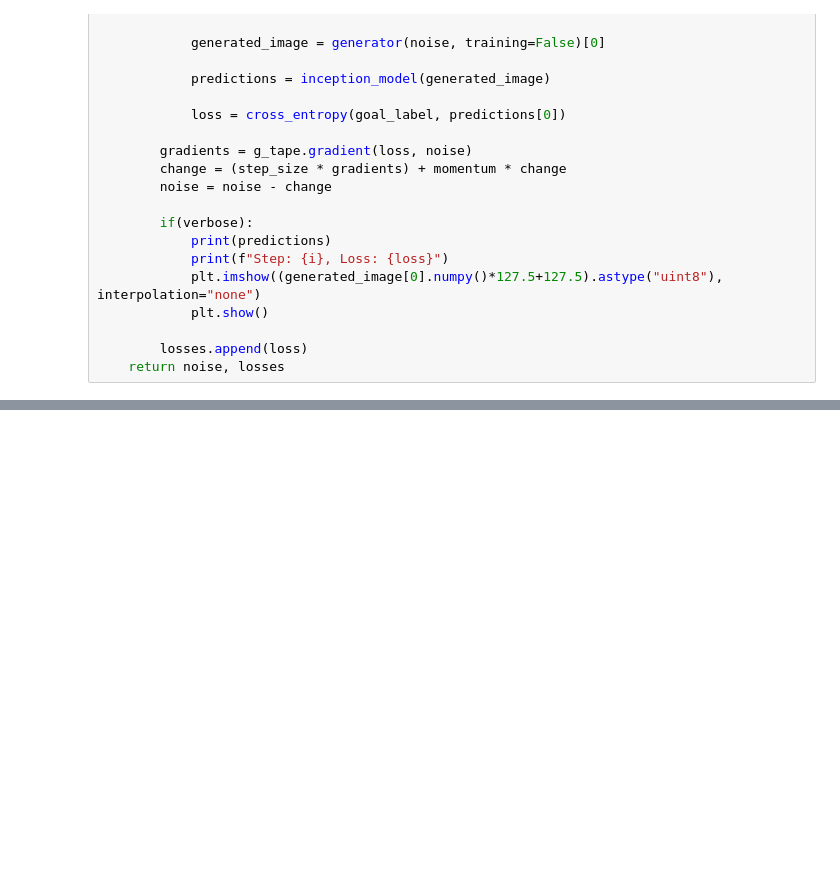
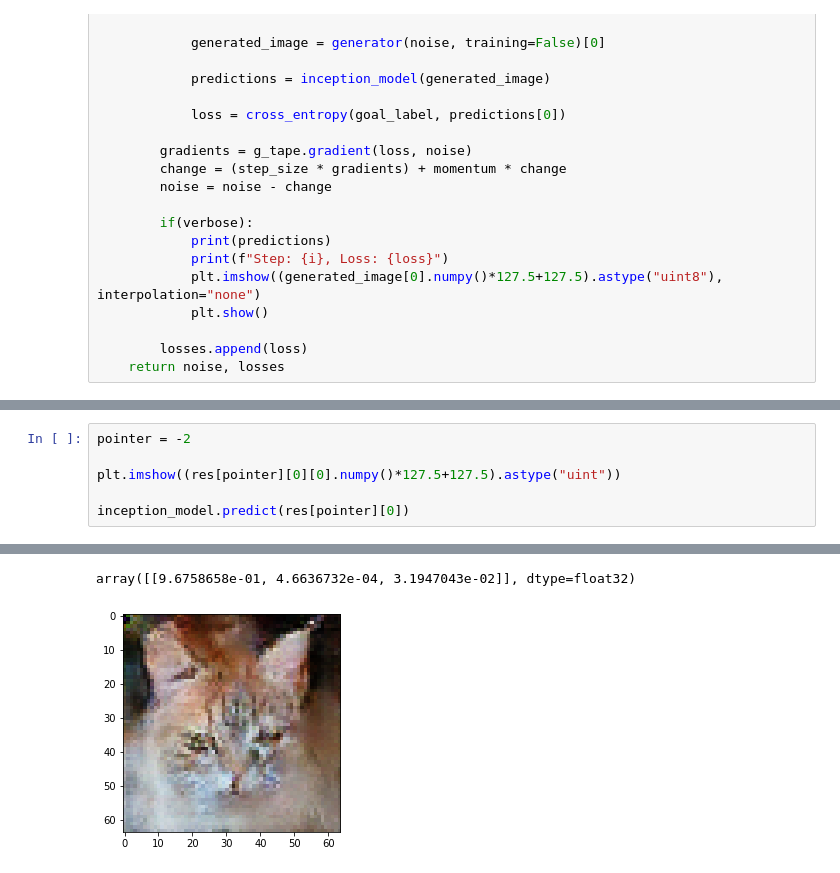
Before and after one commit to DanielNagy97/diplomamunka, a Jupyter notebook: docs/notebooks/GeneratingAnimalFaces.ipynb, the cells around one changed output, grey strips where cells are left out. Cells and saved outputs as stored; diff of their text form; blank space fills up the shorter version.

```diff
--- a/docs/notebooks/GeneratingAnimalFaces.ipynb
+++ b/docs/notebooks/GeneratingAnimalFaces.ipynb
@@ -117,0 +151,7 @@ plt.show()
+# %%
+pointer = -2
+
+plt.imshow((res[pointer][0][0].numpy()*127.5+127.5).astype("uint"))
+
+inception_model.predict(res[pointer][0])
+# %% [output]
@@ -117,0 +159,2 @@ plt.show()
+array([[9.6758658e-01, 4.6636732e-04, 3.1947043e-02]], dtype=float32)
+[figure, added]
```
Also changed, not shown: parts of 8 cells of this notebook.
